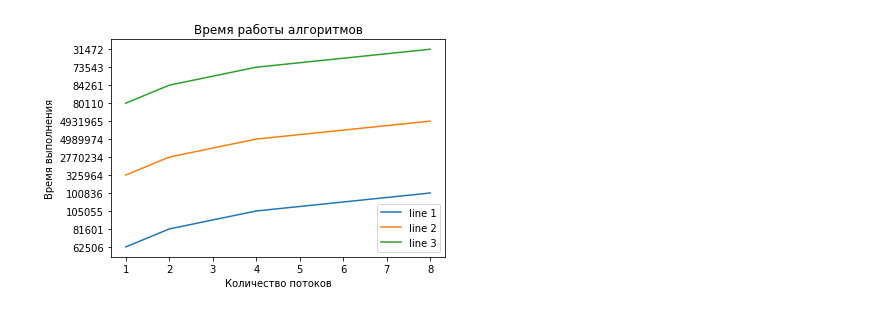
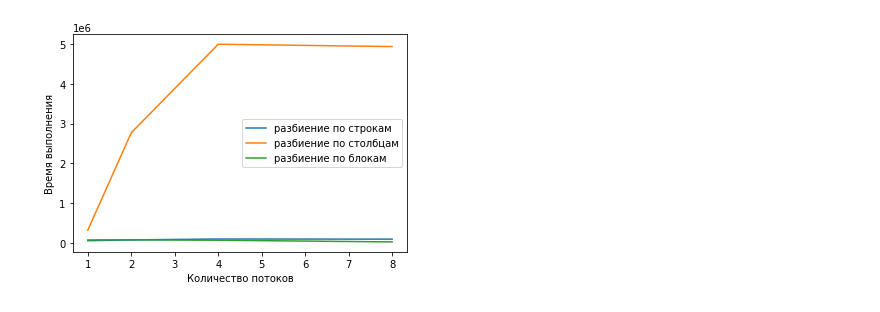
Before and after one commit to LevBugrov/mult_matrix, a Jupyter notebook: graphics.ipynb, the cells around one changed output. Cells and saved outputs as stored; diff of their text form; code cells hidden in the pictures.

Commit message:
graphics

```diff
--- a/graphics.ipynb
+++ b/graphics.ipynb
@@ -4,30 +4,24 @@ with open("results.txt", "r") as f:
     row, col, block = [], [], []
     for line in f:
         buff = line.split()
-        row.append(buff[0])
-        col.append(buff[1])
-        block.append(buff[2])
+        row.append(int(buff[0]))
+        col.append(int(buff[1]))
+        block.append(int(buff[2]))
 # %%
 import matplotlib.pyplot as plt
 from matplotlib.figure import Figure
 
 x = [2**i for i in range(len(row))]
 
-plt.plot(x, row, label = "line 1")
-plt.plot(x, col, label = "line 2")
-plt.plot(x, block, label = "line 3")
-
-plt.title("Время работы алгоритмов")
-
+plt.plot(x, row, label = "разбиение по строкам")
+plt.plot(x, col, label = "разбиение по столбцам")
+plt.plot(x, block, label = "разбиение по блокам")
 plt.xlabel("Количество потоков")
 plt.ylabel("Время выполнения")
-
-
 plt.legend()
-
 plt.show()
 # %% [output]
-[figure, old version]
+[figure, new version]
 # %%
 row_s = [time_line/i for i in row]
 col_s = [time_line/i for i in col]
```
Also changed, not shown: parts of 3 cells of this notebook.
